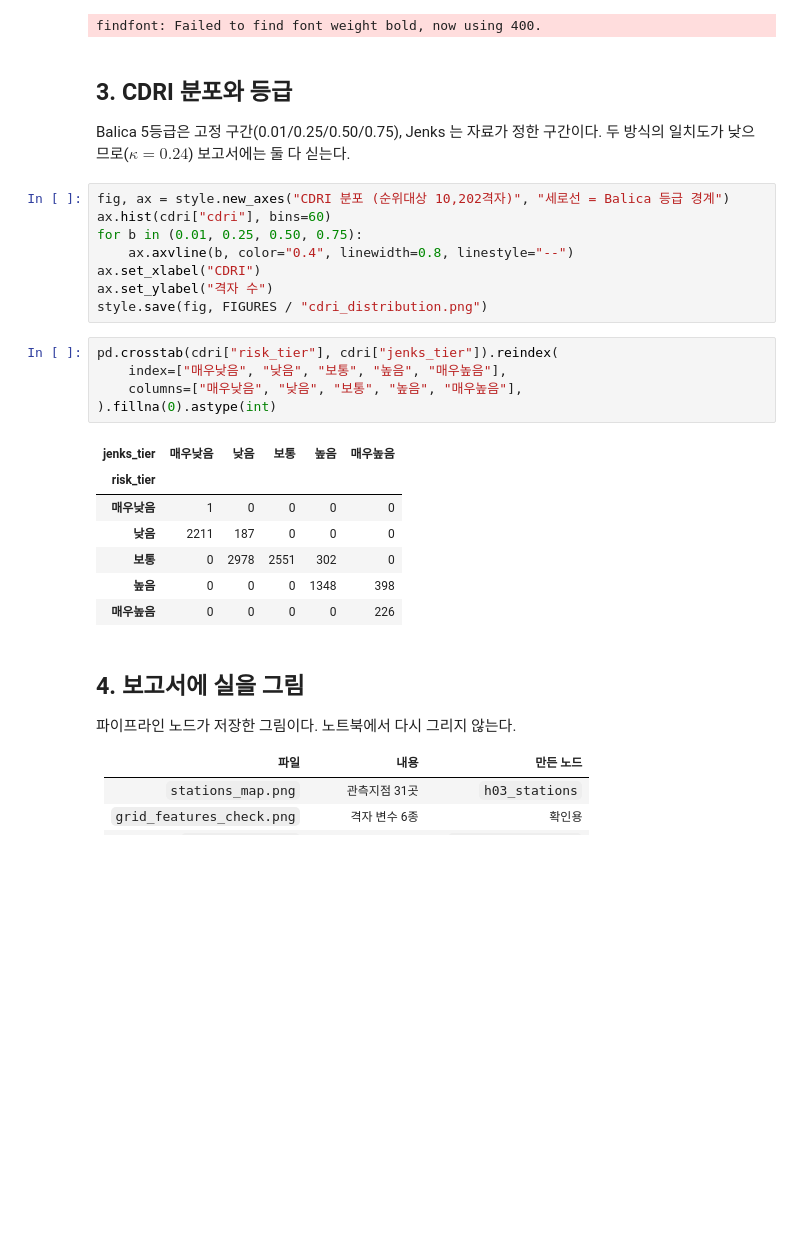
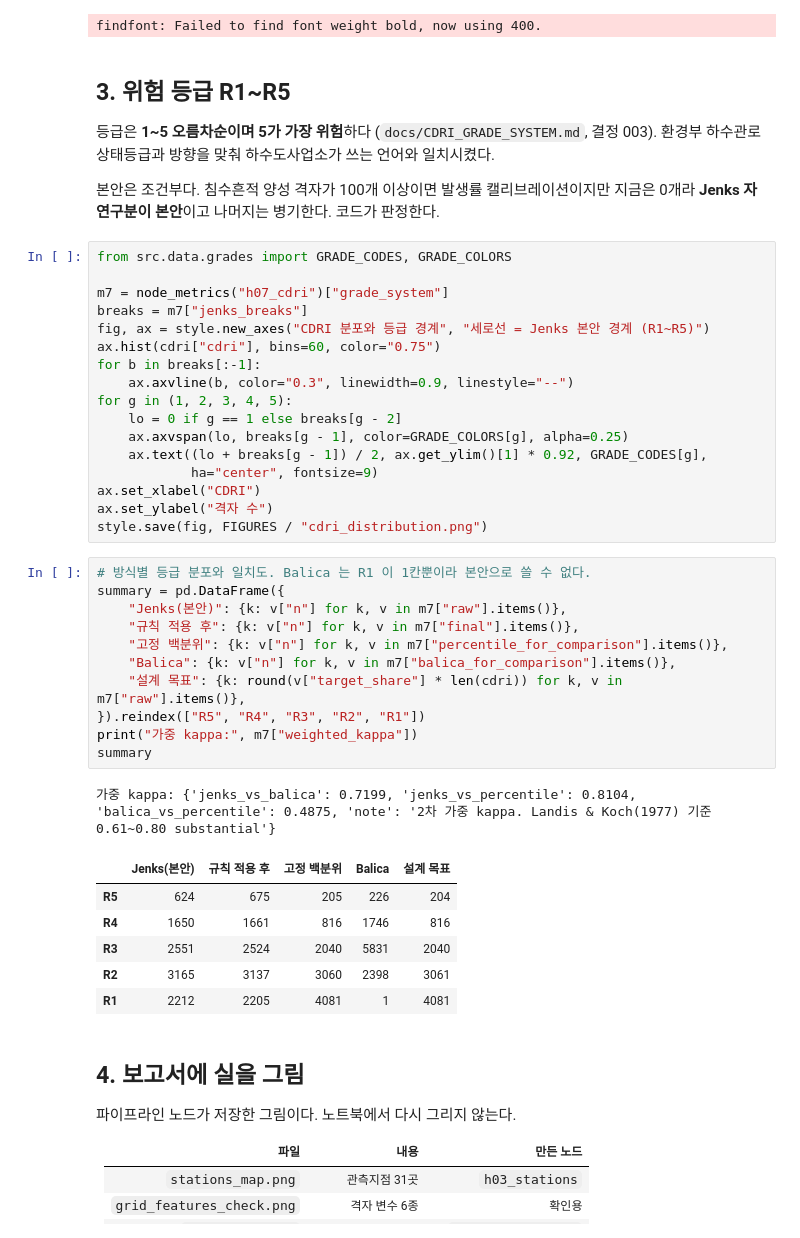
Before and after one commit to JaeHong-Jang/Changwon-, a Jupyter notebook: notebooks/05_visualization.ipynb, the cells around one changed output. Cells and saved outputs as stored; diff of their text form; blank space fills up the shorter version.

```diff
--- a/notebooks/05_visualization.ipynb
+++ b/notebooks/05_visualization.ipynb
@@ -157,31 +157,49 @@ style.save(fig, FIGURES / "top20_by_district.png")
 # %% [output]
 findfont: Failed to find font weight bold, now using 400.
 # %% [markdown]
-## 3. CDRI 분포와 등급
+## 3. 위험 등급 R1~R5
 
-Balica 5등급은 고정 구간(0.01/0.25/0.50/0.75), Jenks 는 자료가 정한 구간이다.
-두 방식의 일치도가 낮으므로($\kappa=0.24$) 보고서에는 둘 다 싣는다.
+등급은 **1~5 오름차순이며 5가 가장 위험**하다 (`docs/CDRI_GRADE_SYSTEM.md`, 결정 003).
+환경부 하수관로 상태등급과 방향을 맞춰 하수도사업소가 쓰는 언어와 일치시켰다.
+
+본안은 조건부다. 침수흔적 양성 격자가 100개 이상이면 발생률 캘리브레이션이지만
+지금은 0개라 **Jenks 자연구분이 본안**이고 나머지는 병기한다. 코드가 판정한다.
 # %%
-fig, ax = style.new_axes("CDRI 분포 (순위대상 10,202격자)", "세로선 = Balica 등급 경계")
-ax.hist(cdri["cdri"], bins=60)
-for b in (0.01, 0.25, 0.50, 0.75):
-    ax.axvline(b, color="0.4", linewidth=0.8, linestyle="--")
+from src.data.grades import GRADE_CODES, GRADE_COLORS
+
+m7 = node_metrics("h07_cdri")["grade_system"]
+breaks = m7["jenks_breaks"]
+fig, ax = style.new_axes("CDRI 분포와 등급 경계", "세로선 = Jenks 본안 경계 (R1~R5)")
+ax.hist(cdri["cdri"], bins=60, color="0.75")
+for b in breaks[:-1]:
+    ax.axvline(b, color="0.3", linewidth=0.9, linestyle="--")
+for g in (1, 2, 3, 4, 5):
+    lo = 0 if g == 1 else breaks[g - 2]
+    ax.axvspan(lo, breaks[g - 1], color=GRADE_COLORS[g], alpha=0.25)
+    ax.text((lo + breaks[g - 1]) / 2, ax.get_ylim()[1] * 0.92, GRADE_CODES[g],
+            ha="center", fontsize=9)
 ax.set_xlabel("CDRI")
 ax.set_ylabel("격자 수")
 style.save(fig, FIGURES / "cdri_distribution.png")
 # %%
-pd.crosstab(cdri["risk_tier"], cdri["jenks_tier"]).reindex(
-    index=["매우낮음", "낮음", "보통", "높음", "매우높음"],
-    columns=["매우낮음", "낮음", "보통", "높음", "매우높음"],
-).fillna(0).astype(int)
+# 방식별 등급 분포와 일치도. Balica 는 R1 이 1칸뿐이라 본안으로 쓸 수 없다.
+summary = pd.DataFrame({
+    "Jenks(본안)": {k: v["n"] for k, v in m7["raw"].items()},
+    "규칙 적용 후": {k: v["n"] for k, v in m7["final"].items()},
+    "고정 백분위": {k: v["n"] for k, v in m7["percentile_for_comparison"].items()},
+    "Balica": {k: v["n"] for k, v in m7["balica_for_comparison"].items()},
+    "설계 목표": {k: round(v["target_share"] * len(cdri)) for k, v in m7["raw"].items()},
+}).reindex(["R5", "R4", "R3", "R2", "R1"])
+print("가중 kappa:", m7["weighted_kappa"])
+summary
 # %% [output]
+가중 kappa: {'jenks_vs_balica': 0.7199, 'jenks_vs_percentile': 0.8104, 'balica_vs_percentile': 0.4875, 'note': '2차 가중 kappa. Landis & Koch(1977) 기준 0.61~0.80 substantial'}
-| jenks_tier | 매우낮음 | 낮음 | 보통 | 높음 | 매우높음 |
-| risk_tier |  |  |  |  |  |
-| 매우낮음 | 1 | 0 | 0 | 0 | 0 |
-| 낮음 | 2211 | 187 | 0 | 0 | 0 |
-| 보통 | 0 | 2978 | 2551 | 302 | 0 |
-| 높음 | 0 | 0 | 0 | 1348 | 398 |
-| 매우높음 | 0 | 0 | 0 | 0 | 226 |
+|  | Jenks(본안) | 규칙 적용 후 | 고정 백분위 | Balica | 설계 목표 |
+| R5 | 624 | 675 | 205 | 226 | 204 |
+| R4 | 1650 | 1661 | 816 | 1746 | 816 |
+| R3 | 2551 | 2524 | 2040 | 5831 | 2040 |
+| R2 | 3165 | 3137 | 3060 | 2398 | 3061 |
+| R1 | 2212 | 2205 | 4081 | 1 | 4081 |
 # %% [markdown]
 ## 4. 보고서에 실을 그림
 
```
Also changed, not shown: parts of 4 cells of this notebook, 21 other files.
